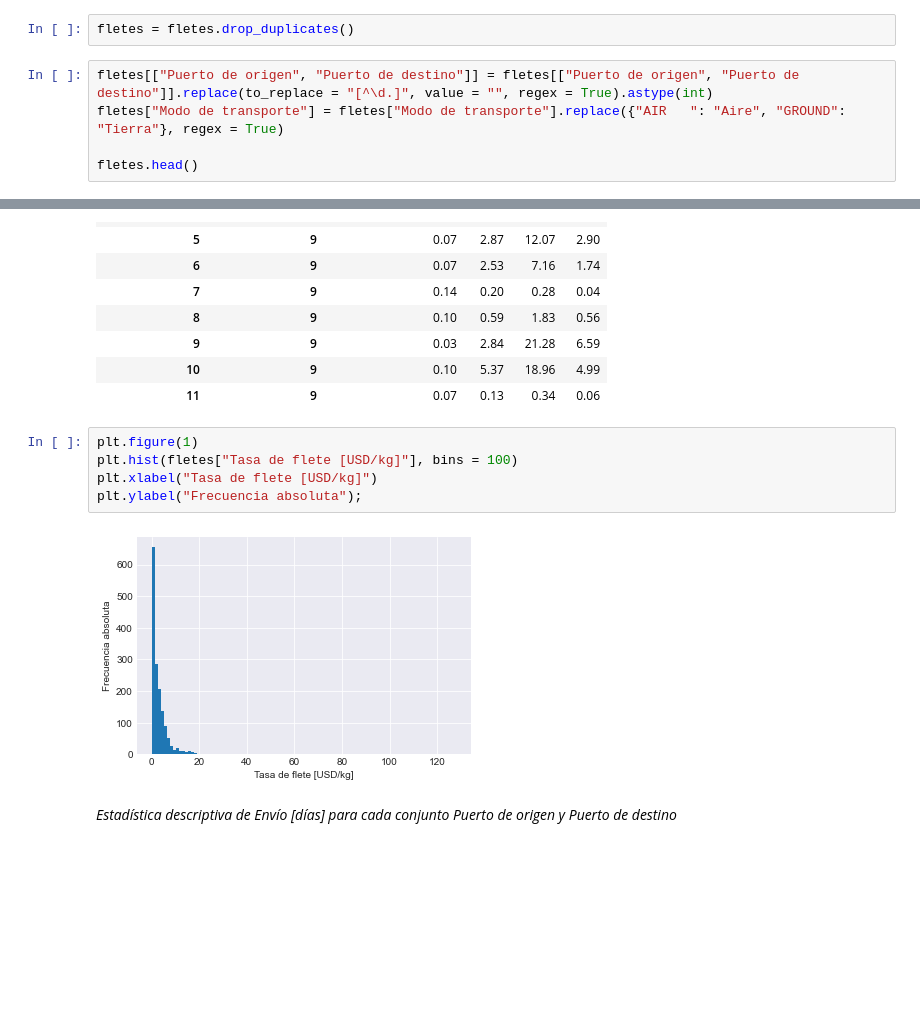
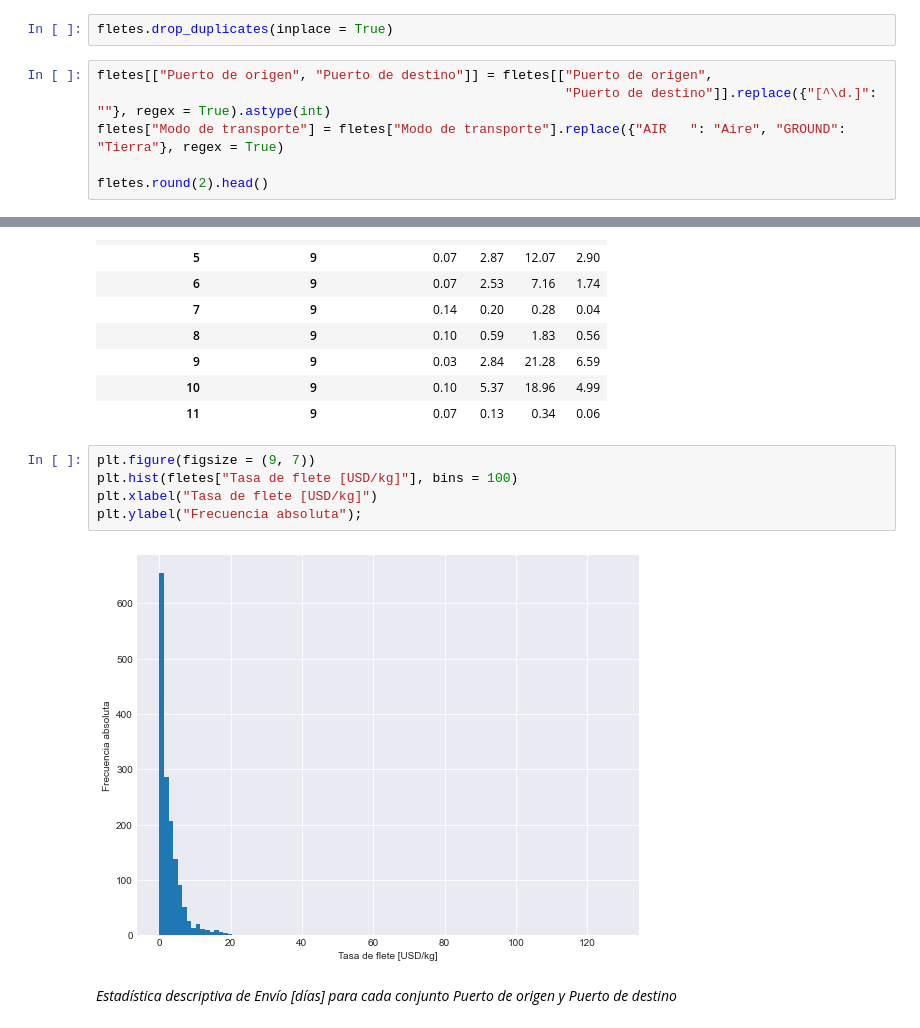
Before and after one commit to hernanrodri/Supply-Chain-Analytics, a Jupyter notebook: Supply Chain Analysis.ipynb, the cells around one changed output, grey strips where cells are left out. Saved outputs shown, nothing was run; the diff lists cells and outputs as text; blank space fills up the shorter version.

```diff
--- a/Supply Chain Analysis.ipynb
+++ b/Supply Chain Analysis.ipynb
@@ -212,12 +210,13 @@ True
 # %% [markdown]
 *Si la tabla tiene filas duplicadas, estas deben ser eliminadas.*
 # %%
-fletes = fletes.drop_duplicates()
+fletes.drop_duplicates(inplace = True)
 # %%
-fletes[["Puerto de origen", "Puerto de destino"]] = fletes[["Puerto de origen", "Puerto de destino"]].replace(to_replace = "[^\d.]", value = "", regex = True).astype(int)
+fletes[["Puerto de origen", "Puerto de destino"]] = fletes[["Puerto de origen",
+                                                            "Puerto de destino"]].replace({"[^\d.]": ""}, regex = True).astype(int)
 fletes["Modo de transporte"] = fletes["Modo de transporte"].replace({"AIR   ": "Aire", "GROUND": "Tierra"}, regex = True)
 
-fletes.head()
+fletes.round(2).head()
 # %% [output]
 |  | Transportista | Puerto de origen | Puerto de destino | Peso mínimo [kg/item] | Peso máximo [kg/item] | ... |
 | 0 | V444_6 | 8 | 9 | 250.0 | 499.99 | ... |
@@ -251,12 +250,12 @@ fletes_agrup.round(2)
 | 10 | 9 | 0.10 | 5.37 | 18.96 | 4.99 |
 | 11 | 9 | 0.07 | 0.13 | 0.34 | 0.06 |
 # %%
-plt.figure(1)
+plt.figure(figsize = (9, 7))
 plt.hist(fletes["Tasa de flete [USD/kg]"], bins = 100)
 plt.xlabel("Tasa de flete [USD/kg]")
 plt.ylabel("Frecuencia absoluta");
 # %% [output]
-[figure, old version]
+[figure, new version]
 # %% [markdown]
 *Estadística descriptiva de Envío [días] para cada conjunto Puerto de origen y Puerto de destino*
 # %%
```
Also changed, not shown: parts of 48 cells of this notebook.
